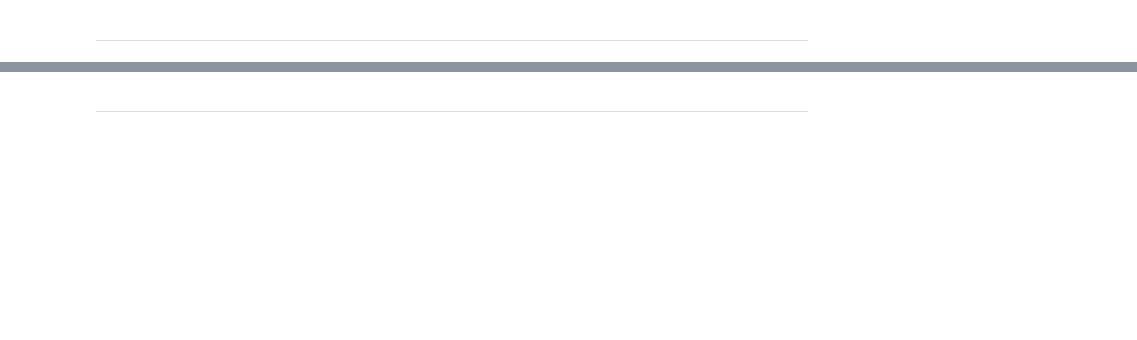
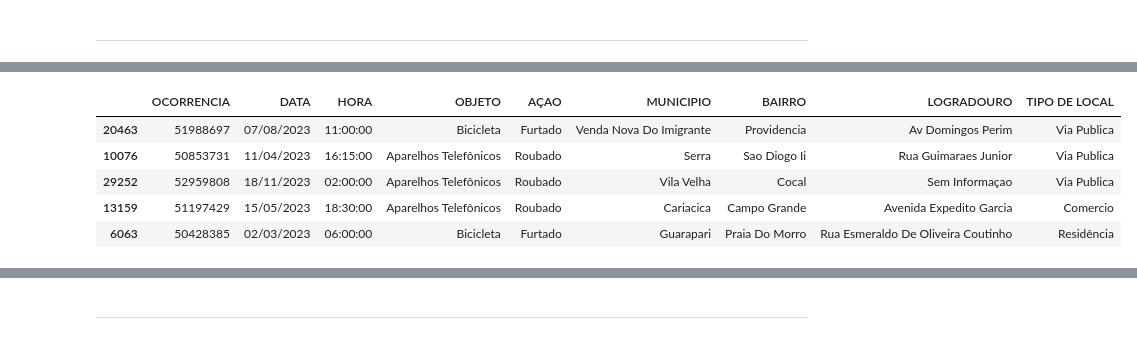
Before and after one commit to fonsecadados/Dados_SESP, a Jupyter notebook: dados_sesp.ipynb, the cells around one changed output, grey strips where cells are left out. Drawn from its saved outputs; the diff is of its cells as text; code cells hidden in the pictures; blank space fills up the shorter version.

```diff
--- a/dados_sesp.ipynb
+++ b/dados_sesp.ipynb
@@ -151,0 +171,9 @@ Name: count, dtype: int64
+# %%
+objetos.sample(5)
+# %% [output]
+|  | OCORRENCIA | DATA | HORA | OBJETO | AÇAO | MUNICIPIO | BAIRRO | LOGRADOURO | TIPO DE LOCAL |
+| 20463 | 51988697 | 07/08/2023 | 11:00:00 | Bicicleta | Furtado | Venda Nova Do Imigrante | Providencia | Av Domingos Perim | Via Publica |
+| 10076 | 50853731 | 11/04/2023 | 16:15:00 | Aparelhos Telefônicos | Roubado | Serra | Sao Diogo Ii | Rua Guimaraes Junior | Via Publica |
+| 29252 | 52959808 | 18/11/2023 | 02:00:00 | Aparelhos Telefônicos | Roubado | Vila Velha | Cocal | Sem Informaçao | Via Publica |
+| 13159 | 51197429 | 15/05/2023 | 18:30:00 | Aparelhos Telefônicos | Roubado | Cariacica | Campo Grande | Avenida Expedito Garcia | Comercio |
+| 6063 | 50428385 | 02/03/2023 | 06:00:00 | Bicicleta | Furtado | Guarapari | Praia Do Morro | Rua Esmeraldo De Oliveira Coutinho | Residência |
```
Also changed, not shown: parts of 15 cells of this notebook.
